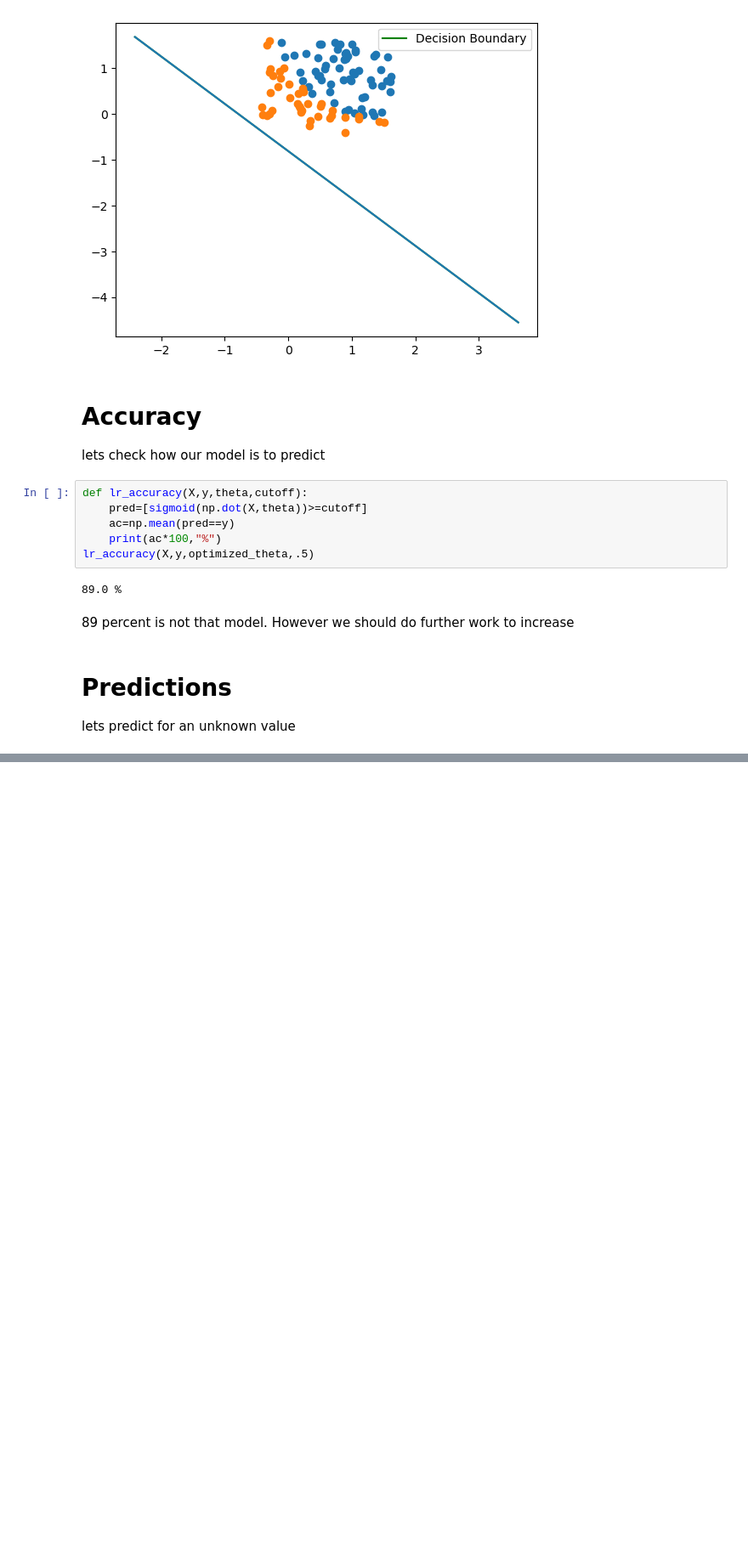
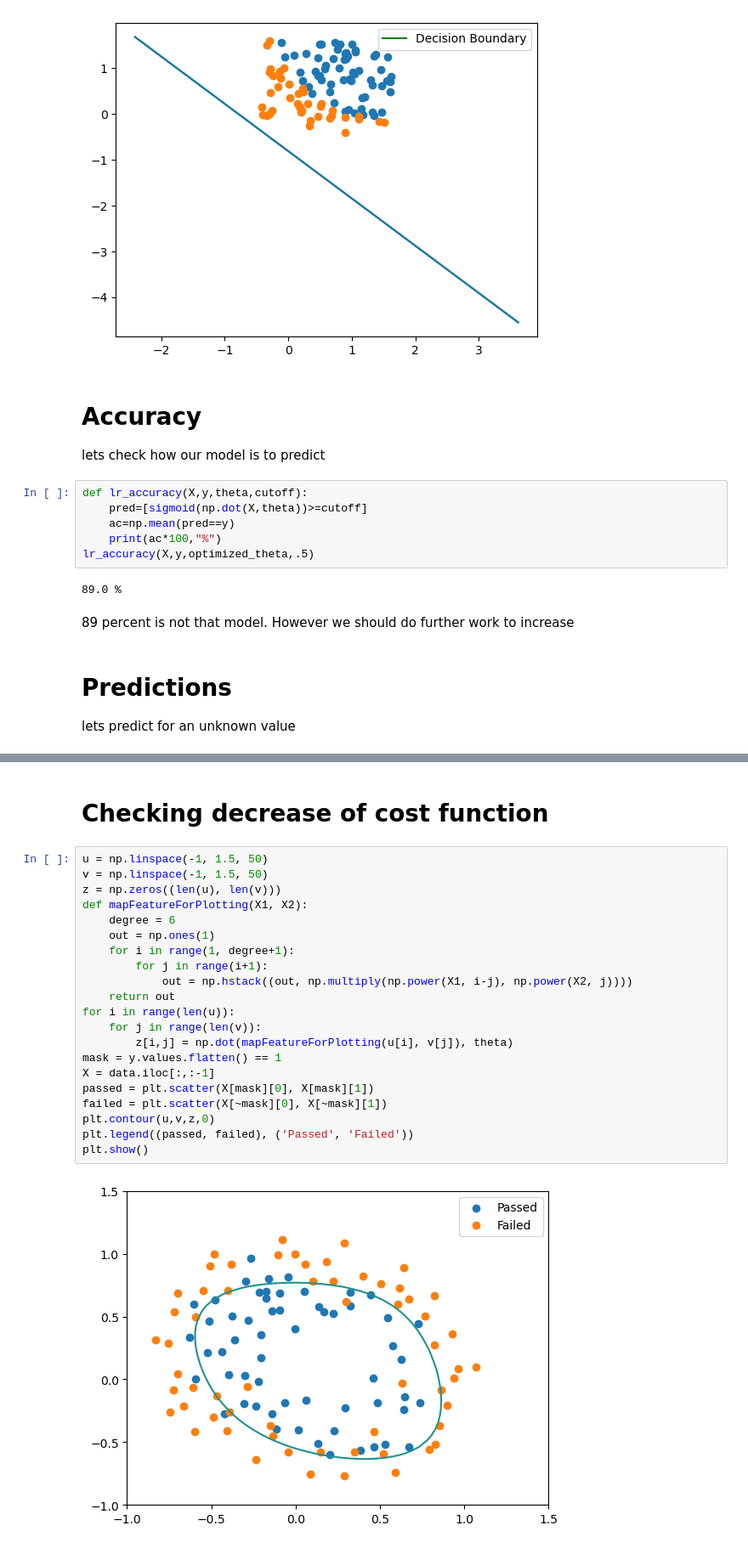
Before and after one commit to khalequzzamanlikhon/ML-Coursera-Python, a Jupyter notebook: Machine-Learning-Coursera-python.ipynb, the cells around one changed output, grey strips where cells are left out. Shown at 85% size. Cells and saved outputs as stored; diff of their text form; blank space fills up the shorter version.

```diff
--- a/Machine-Learning-Coursera-python.ipynb
+++ b/Machine-Learning-Coursera-python.ipynb
@@ -492,0 +712,25 @@ Student with scores 45 and 85, we predict an admission probability of 0.82300909
+# %% [markdown]
+# Checking decrease of cost function
+# %%
+u = np.linspace(-1, 1.5, 50)
+v = np.linspace(-1, 1.5, 50)
+z = np.zeros((len(u), len(v)))
+def mapFeatureForPlotting(X1, X2):
+    degree = 6
+    out = np.ones(1)
+    for i in range(1, degree+1):
+        for j in range(i+1):
+            out = np.hstack((out, np.multiply(np.power(X1, i-j), np.power(X2, j))))
+    return out
+for i in range(len(u)):
+    for j in range(len(v)):
+        z[i,j] = np.dot(mapFeatureForPlotting(u[i], v[j]), theta)
+mask = y.values.flatten() == 1
+X = data.iloc[:,:-1]
+passed = plt.scatter(X[mask][0], X[mask][1])
+failed = plt.scatter(X[~mask][0], X[~mask][1])
+plt.contour(u,v,z,0)
+plt.legend((passed, failed), ('Passed', 'Failed'))
+plt.show()
+# %% [output]
+[figure, added]
```
Also changed, not shown: parts of 28 cells of this notebook.
